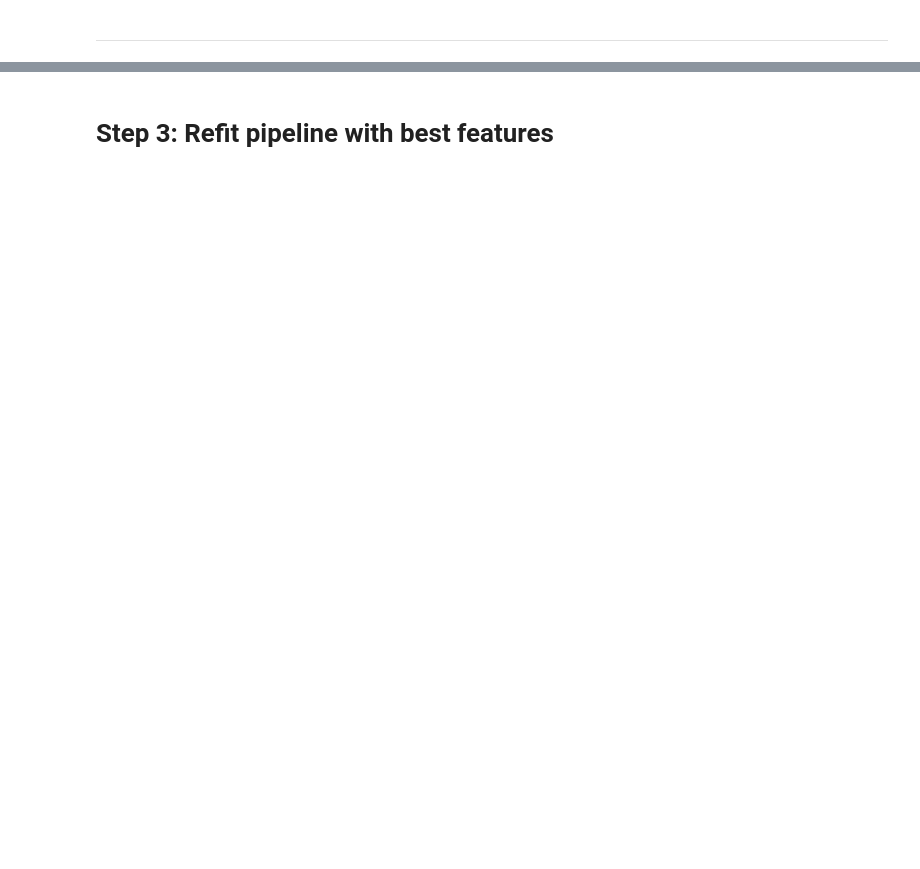
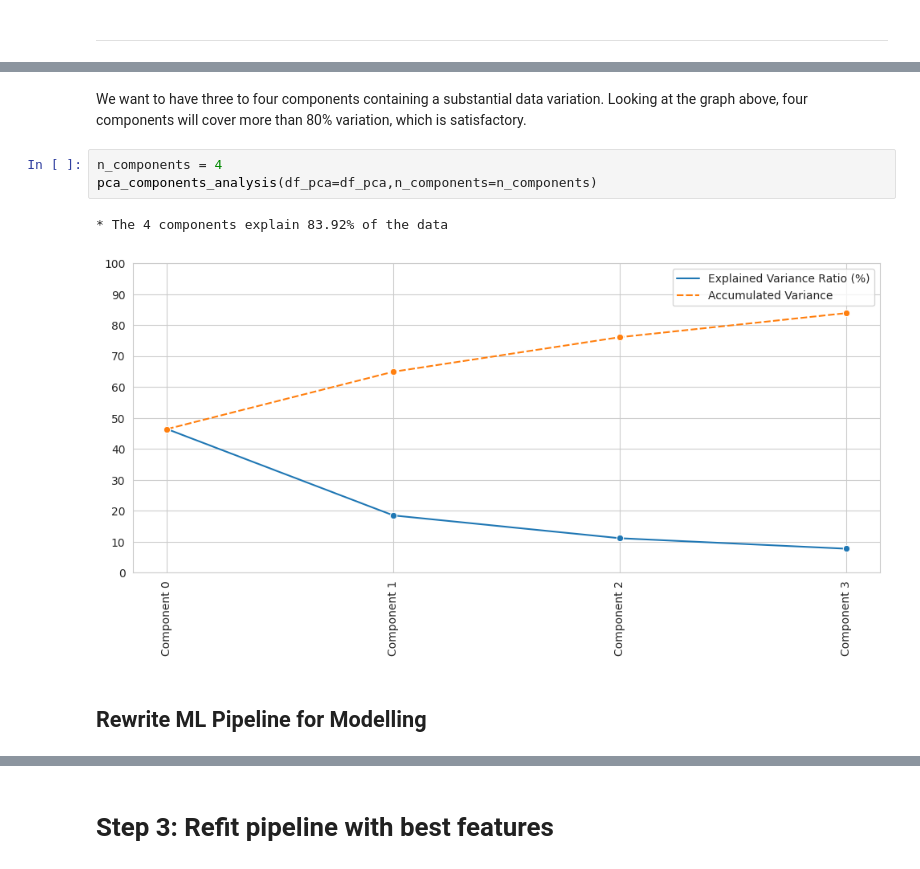
Before and after one commit to van-essa/heritage-housing-issues, a Jupyter notebook: jupyter_notebooks/05 - Modeling and Evaluation - Predict Sale Price.ipynb, the cells around one changed output, grey strips where cells are left out. Cells and saved outputs as stored; diff of their text form; blank space fills up the shorter version.

```diff
--- a/jupyter_notebooks/05 - Modeling and Evaluation - Predict Sale Price.ipynb
+++ b/jupyter_notebooks/05 - Modeling and Evaluation - Predict Sale Price.ipynb
@@ -397,0 +546,10 @@ AttributeError: 'numpy.ndarray' object has no attribute 'columns'
+# %% [markdown]
+We want to have three to four components containing a substantial data variation. Looking at the graph above, four components will cover more than 80% variation, which is satisfactory.
+# %%
+n_components = 4
+pca_components_analysis(df_pca=df_pca,n_components=n_components)
+# %% [output]
+* The 4 components explain 83.92% of the data
+[figure, added]
+# %% [markdown]
+## Rewrite ML Pipeline for Modelling
```
Also changed, not shown: parts of 41 cells of this notebook.
